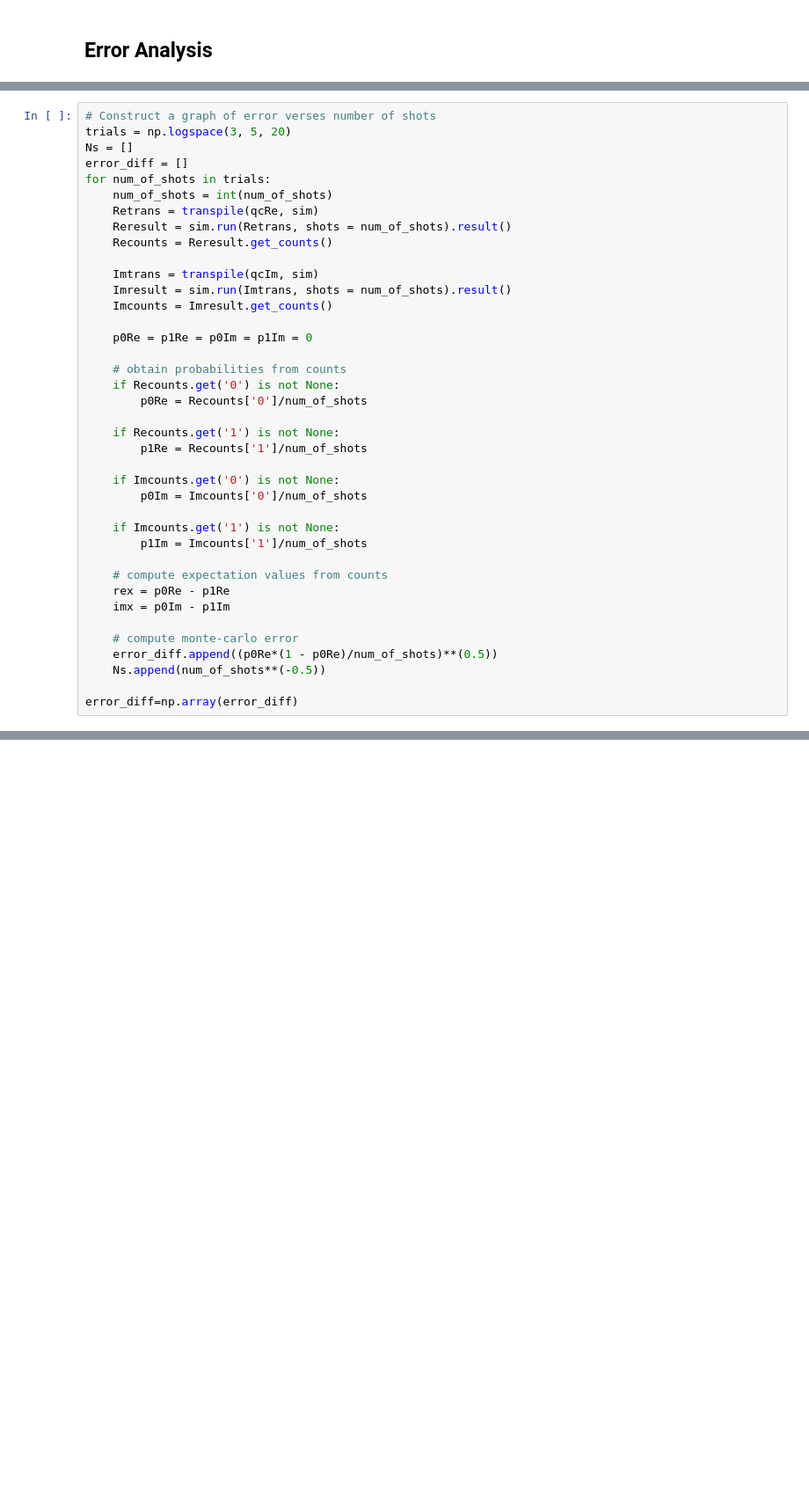
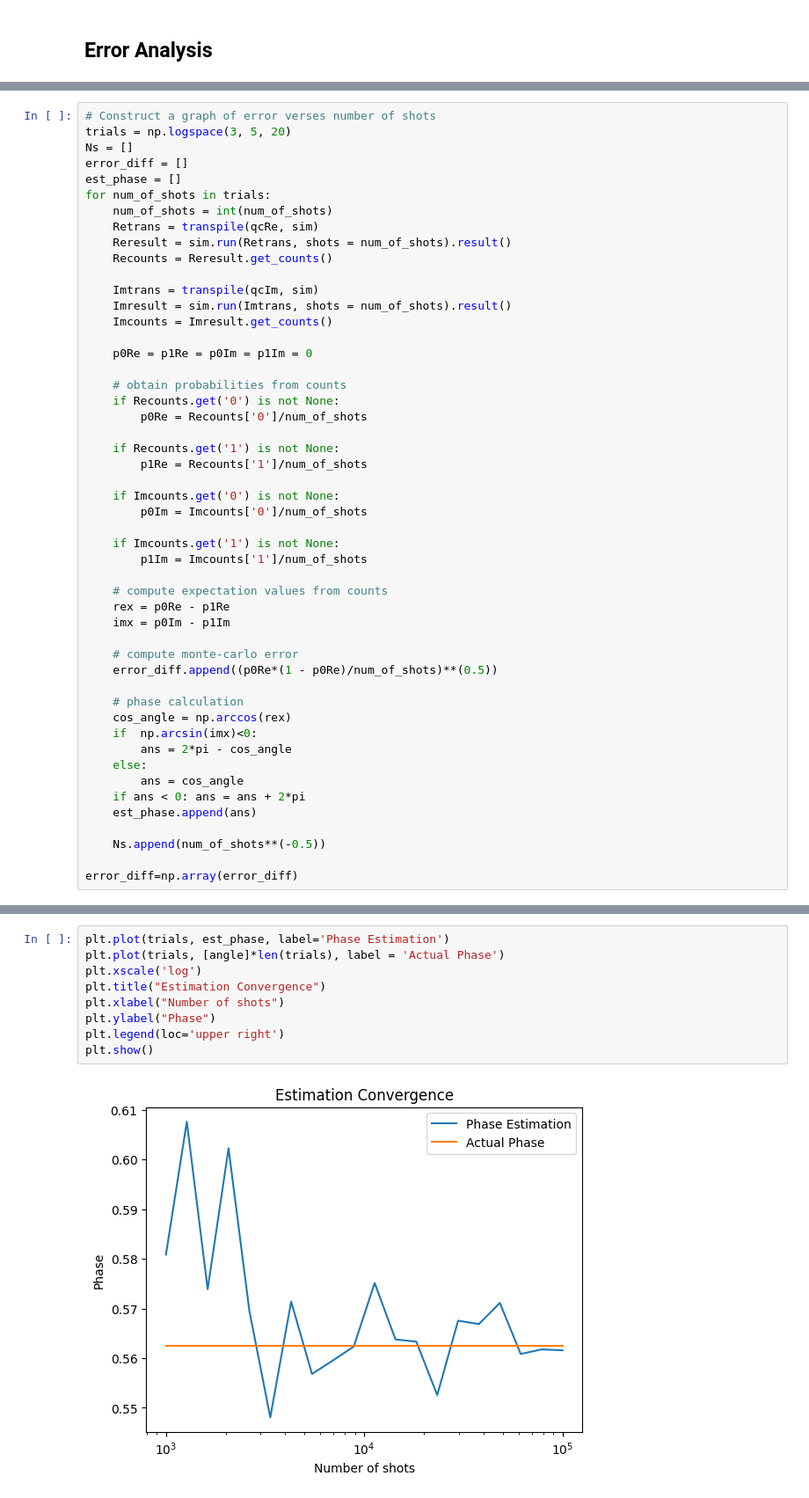
Before and after one commit to Quantum-Linear-Algebra/Intro-to-Quantum-Linear-Algebra, a Jupyter notebook: 3-Hadamard_Test.ipynb, the cells around one changed output, grey strips where cells are left out. Shown at 88% size. Saved outputs shown, nothing was run; the diff lists cells and outputs as text; blank space fills up the shorter version.

Commit message:
Added Convergence Graph

```diff
--- a/3-Hadamard_Test.ipynb
+++ b/3-Hadamard_Test.ipynb
@@ -528,6 +528,7 @@ The variance of the control qubit's output is dependent on $p_0$ and thus $\sigm
 trials = np.logspace(3, 5, 20)
 Ns = []
 error_diff = []
+est_phase = []
 for num_of_shots in trials:
     num_of_shots = int(num_of_shots)
     Retrans = transpile(qcRe, sim)
@@ -559,6 +560,16 @@ for num_of_shots in trials:
 
     # compute monte-carlo error
     error_diff.append((p0Re*(1 - p0Re)/num_of_shots)**(0.5))
+
+    # phase calculation
+    cos_angle = np.arccos(rex)
+    if  np.arcsin(imx)<0:
+        ans = 2*pi - cos_angle
+    else:
+        ans = cos_angle
+    if ans < 0: ans = ans + 2*pi
+    est_phase.append(ans)
+
     Ns.append(num_of_shots**(-0.5))
 
 error_diff=np.array(error_diff)
@@ -584,0 +586,11 @@ plt.show()
+# %%
+plt.plot(trials, est_phase, label='Phase Estimation')
+plt.plot(trials, [angle]*len(trials), label = 'Actual Phase')
+plt.xscale('log')
+plt.title("Estimation Convergence")
+plt.xlabel("Number of shots")
+plt.ylabel("Phase")
+plt.legend(loc='upper right')
+plt.show()
+# %% [output]
+[figure, added]
```
Also changed, not shown: parts of 6 cells of this notebook.
